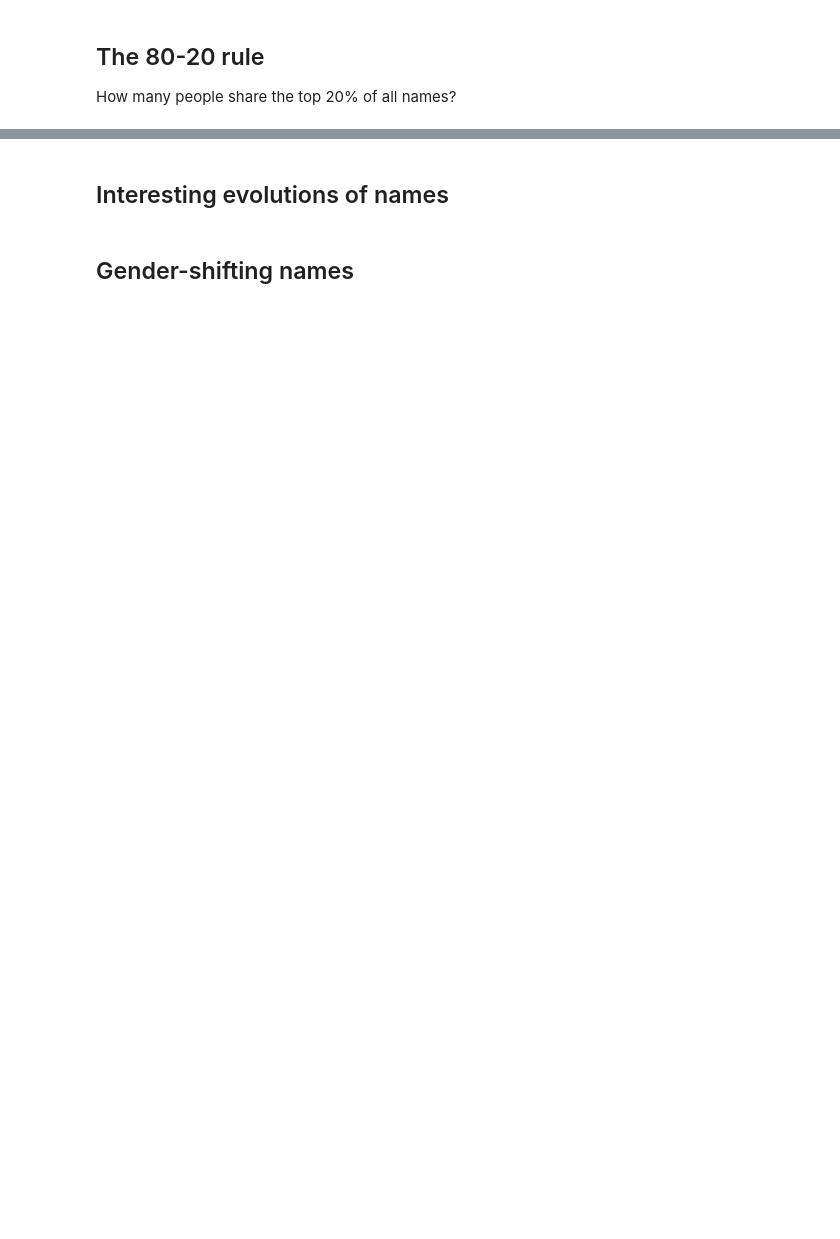
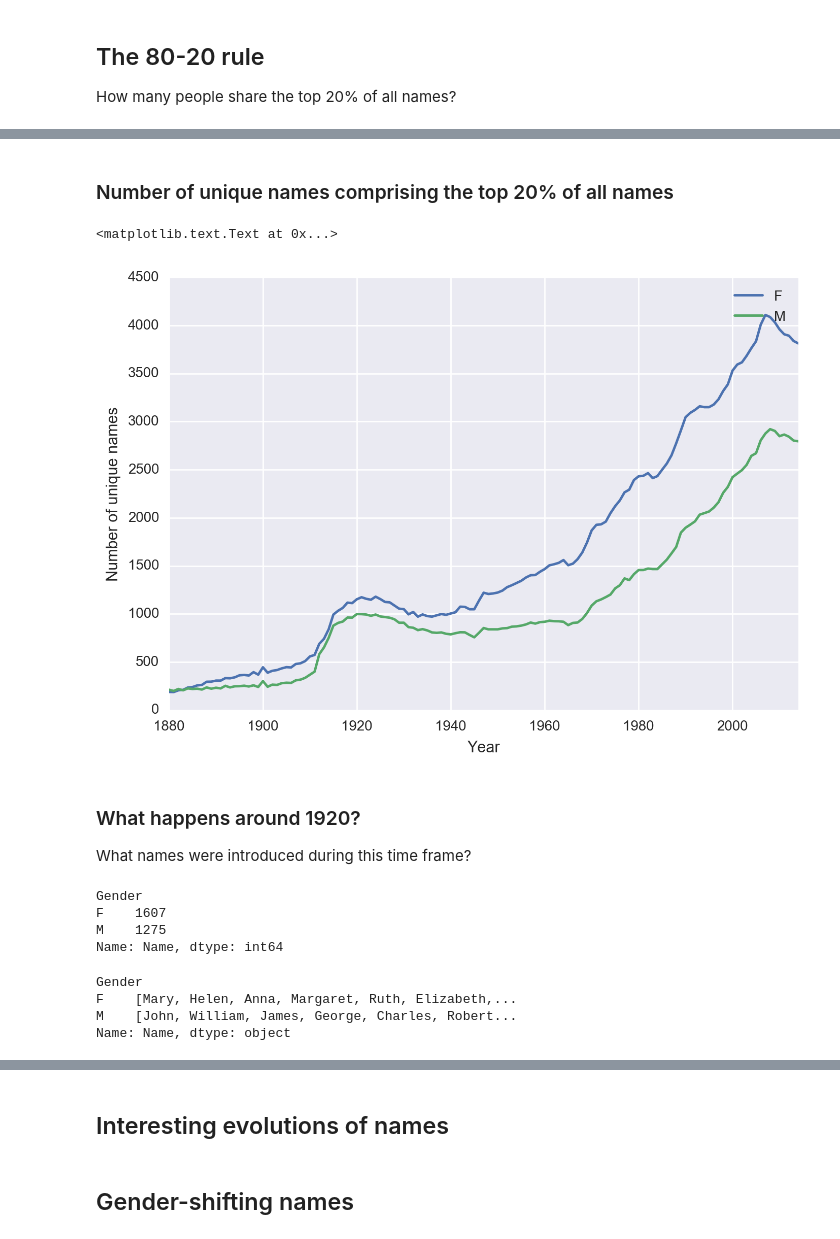
Before and after one commit to arnold-jr/baby-names, a Jupyter notebook: BabyNames.ipynb, the cells around one changed output, grey strips where cells are left out. Drawn from its saved outputs; the diff is of its cells as text; code cells hidden in the pictures; blank space fills up the shorter version.

```diff
--- a/BabyNames.ipynb
+++ b/BabyNames.ipynb
@@ -102,0 +260,35 @@ zipf_plotter(1884, 2015, 65, x="Cum_pct_yearly")
+# %% [markdown]
+### Number of unique names comprising the top 20% of all names
+# %%
+top_20 = df.loc[df.Cum_pct_yearly <= 20.0, :]
+# %%
+no_in_top_20 = top_20.groupby(["Gender","Year"]).count()[["Count"]]
+fig, ax = plt.subplots(1,1)
+for g in ['F', 'M']:
+  no_in_top_20.loc[g,:].plot(ax=ax)
+for x, s in zip(ax.legend().get_texts(), ['F', 'M']):
+  x.set_text(s)
+ax.set_ylabel("Number of unique names")
+# %% [output]
+<matplotlib.text.Text at 0x...>
+[figure, added]
+# %% [markdown]
+### What happens around 1920?
+What names were introduced during this time frame?
+# %%
+top_20_1900_to_1940 = top_20.loc[(top_20.Year >= 1900) & (top_20.Year < 1940),:]
+name_sets = top_20_1900_to_1940.groupby(["Gender"])["Name"].unique()
+
+name_sets.apply(lambda x: len(x))
+# %% [output]
+Gender
+F    1607
+M    1275
+Name: Name, dtype: int64
+# %%
+name_sets
+# %% [output]
+Gender
+F    [Mary, Helen, Anna, Margaret, Ruth, Elizabeth,...
+M    [John, William, James, George, Charles, Robert...
+Name: Name, dtype: object
```
Also changed, not shown: parts of 33 cells of this notebook, 7 other files.
